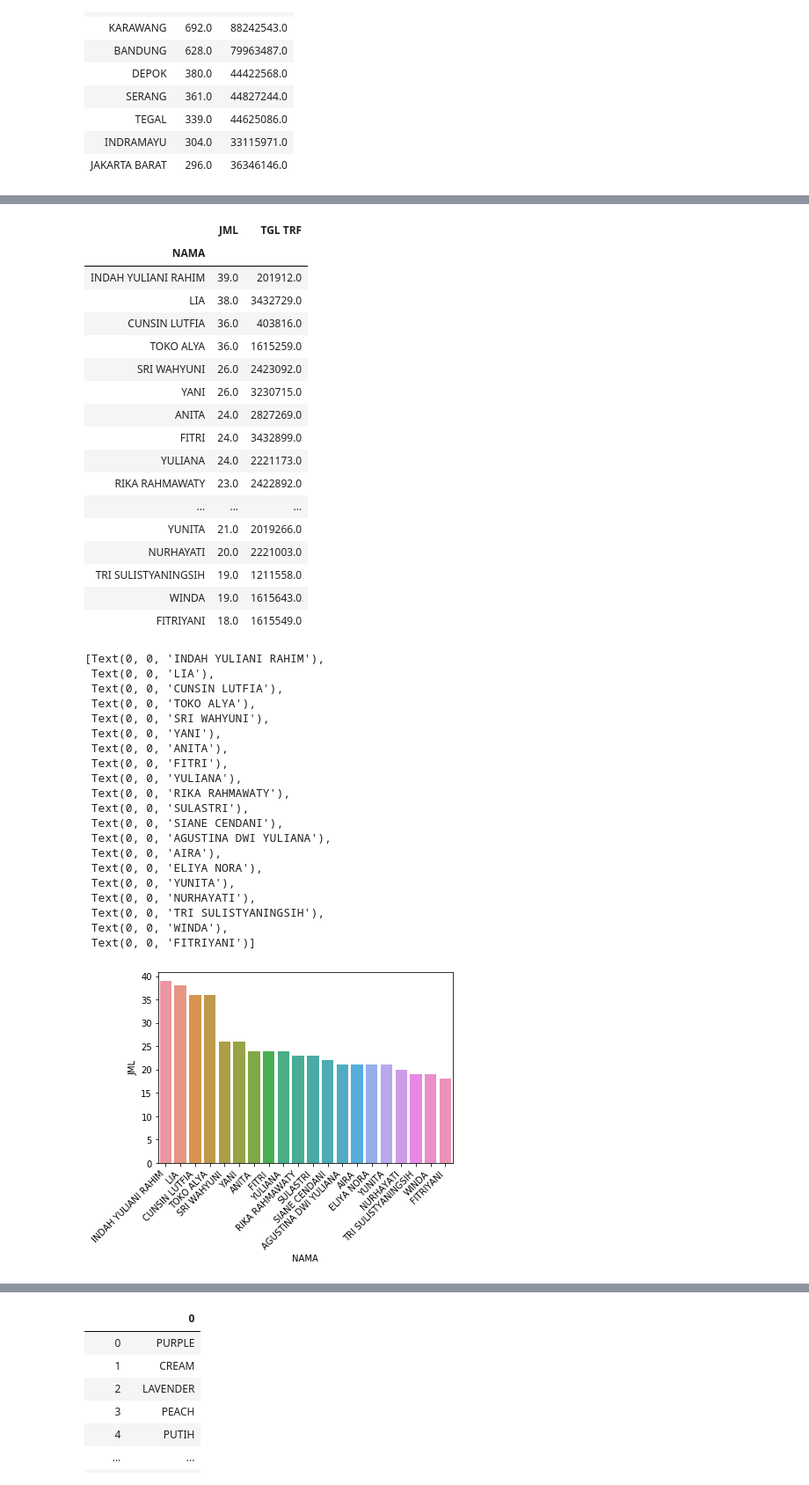
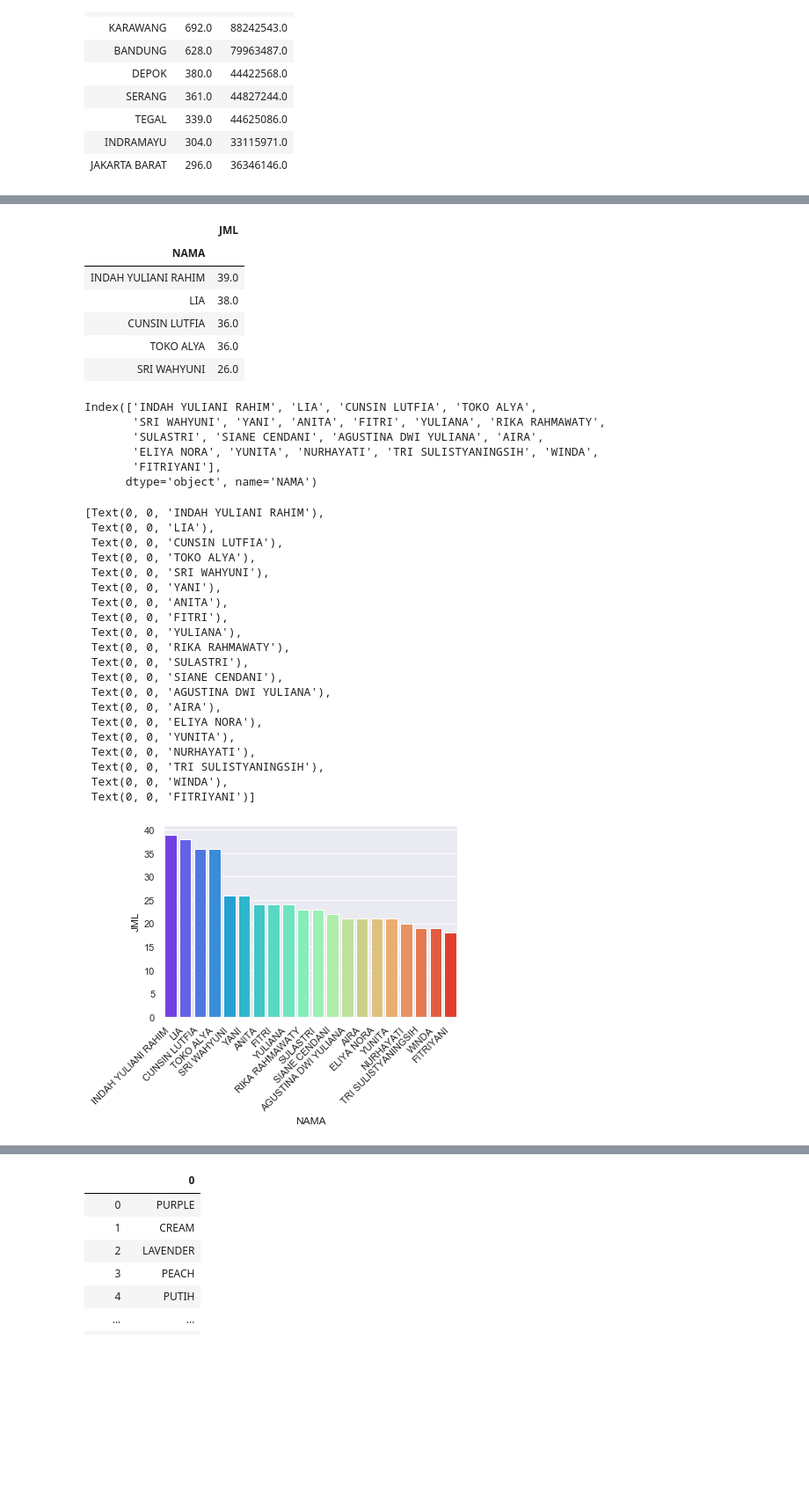
Before and after one commit to rifqisulistya/sales-analysis, a Jupyter notebook: Seikha.ipynb, the cells around one changed output, grey strips where cells are left out. Shown: that part at 88% size. Drawn from its saved outputs; the diff is of its cells as text; code cells hidden in the pictures; blank space fills up the shorter version.

```diff
--- a/Seikha.ipynb
+++ b/Seikha.ipynb
@@ -2,6 +2,7 @@
 import pandas as pd
 import os
 import seaborn as sns
+sns.set(style="darkgrid")
 # %% [markdown]
 **Penggabungan laporan per bulan. Masih ada kesalahan input dari kota Lamandau**
 # %%
@@ -247,52 +248,50 @@ all_data.head()
 | 4 | NaN | PERUM CKM BLOK D13 NO 18(WARNA UN... | BCA | CS YENI (082321458214) | NaN | JNE REG | 1.0 | NaN | ARIYANTO SAPUTRO | NaN | ... |
 # %%
 groupby_nama = all_data.groupby(['NAMA']).sum().nlargest(20,'JML')
-top10_nama = groupby_nama.drop(columns=['#REF!'])
-top10_nama.head(20)
+top10_nama = groupby_nama.drop(columns=['#REF!']).drop(columns=['TGL TRF'])
+top10_nama.head()
 # %% [output]
-|  | JML | TGL TRF |
-| NAMA |  |  |
-| INDAH YULIANI RAHIM | 39.0 | 201912.0 |
-| LIA | 38.0 | 3432729.0 |
-| CUNSIN LUTFIA | 36.0 | 403816.0 |
-| TOKO ALYA | 36.0 | 1615259.0 |
-| SRI WAHYUNI | 26.0 | 2423092.0 |
-| YANI | 26.0 | 3230715.0 |
-| ANITA | 24.0 | 2827269.0 |
-| FITRI | 24.0 | 3432899.0 |
-| YULIANA | 24.0 | 2221173.0 |
-| RIKA RAHMAWATY | 23.0 | 2422892.0 |
-| ... | ... | ... |
-| YUNITA | 21.0 | 2019266.0 |
-| NURHAYATI | 20.0 | 2221003.0 |
-| TRI SULISTYANINGSIH | 19.0 | 1211558.0 |
-| WINDA | 19.0 | 1615643.0 |
-| FITRIYANI | 18.0 | 1615549.0 |
+|  | JML |
+| NAMA |  |
+| INDAH YULIANI RAHIM | 39.0 |
+| LIA | 38.0 |
+| CUNSIN LUTFIA | 36.0 |
+| TOKO ALYA | 36.0 |
+| SRI WAHYUNI | 26.0 |
+# %%
+top10_nama.index
+# %% [output]
+Index(['INDAH YULIANI RAHIM', 'LIA', 'CUNSIN LUTFIA', 'TOKO ALYA',
+       'SRI WAHYUNI', 'YANI', 'ANITA', 'FITRI', 'YULIANA', 'RIKA RAHMAWATY',
+       'SULASTRI', 'SIANE CENDANI', 'AGUSTINA DWI YULIANA', 'AIRA',
+       'ELIYA NORA', 'YUNITA', 'NURHAYATI', 'TRI SULISTYANINGSIH', 'WINDA',
+       'FITRIYANI'],
+      dtype='object', name='NAMA')
 # %%
-nama_chart = sns.barplot(x=top10_nama.index,y='JML', data=top10_nama)
+nama_chart = sns.barplot(x=top10_nama.index,y='JML', data=top10_nama, palette='rainbow')
 #top10_kota.info()
 nama_chart.set_xticklabels(nama_chart.get_xticklabels(), rotation=45, horizontalalignment='right')
 # %% [output]
 [Text(0, 0, 'INDAH YULIANI RAHIM'),
  Text(0, 0, 'LIA'),
  Text(0, 0, 'CUNSIN LUTFIA'),
  Text(0, 0, 'TOKO ALYA'),
  Text(0, 0, 'SRI WAHYUNI'),
  Text(0, 0, 'YANI'),
  Text(0, 0, 'ANITA'),
  Text(0, 0, 'FITRI'),
  Text(0, 0, 'YULIANA'),
  Text(0, 0, 'RIKA RAHMAWATY'),
  Text(0, 0, 'SULASTRI'),
  Text(0, 0, 'SIANE CENDANI'),
  Text(0, 0, 'AGUSTINA DWI YULIANA'),
  Text(0, 0, 'AIRA'),
  Text(0, 0, 'ELIYA NORA'),
  Text(0, 0, 'YUNITA'),
  Text(0, 0, 'NURHAYATI'),
  Text(0, 0, 'TRI SULISTYANINGSIH'),
  Text(0, 0, 'WINDA'),
  Text(0, 0, 'FITRIYANI')]
-[figure, old version]
+[figure, new version]
 # %%
 indah = all_data[all_data['NAMA'] == 'INDAH YULIANI RAHIM']
```
Also changed, not shown: parts of 27 cells of this notebook, 1 other file.
